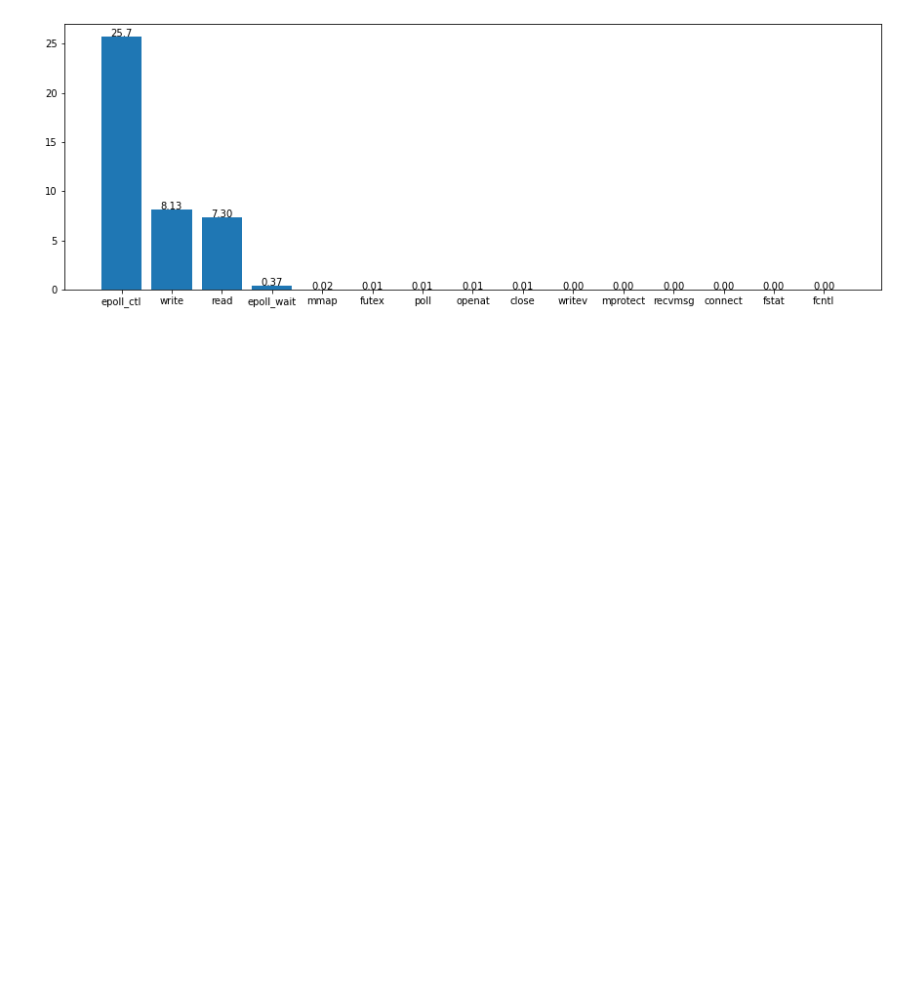
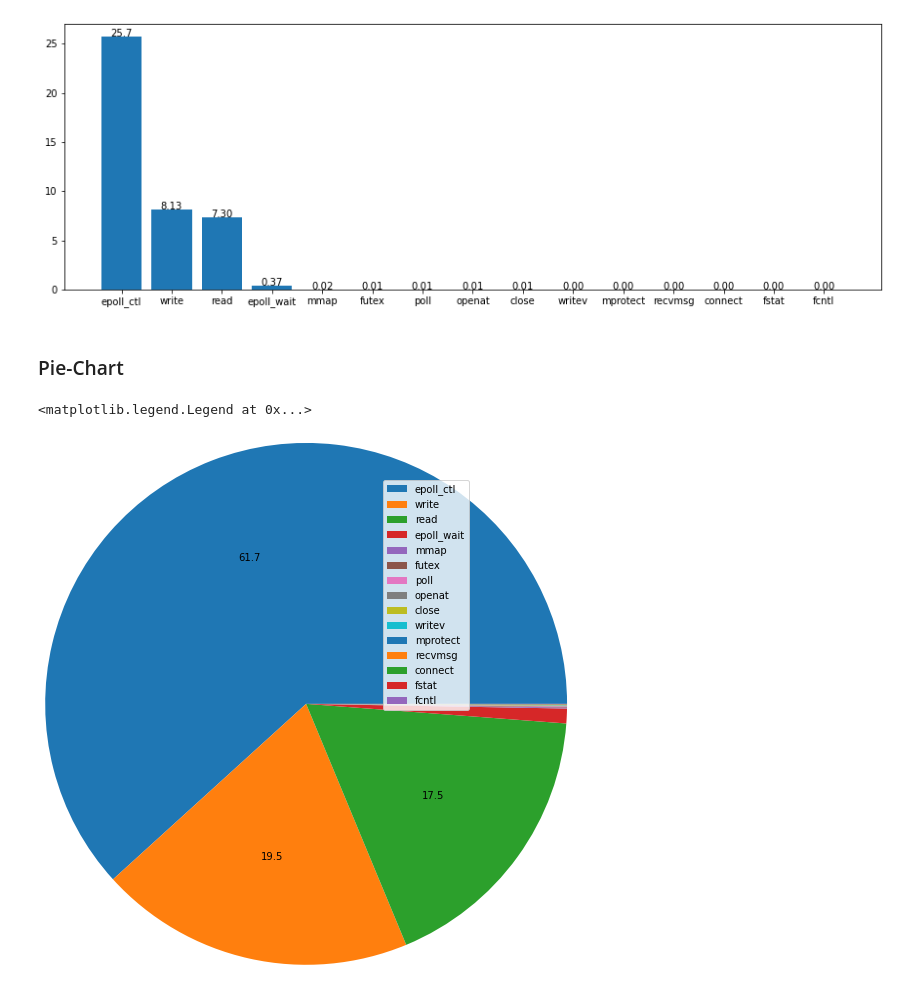
Before and after one commit to RIT3shSapata/CCBD_Assignment, a Jupyter notebook: Analysis/Analysis.ipynb, the cells around one changed output. Saved outputs shown, nothing was run; the diff lists cells and outputs as text; code cells hidden in the pictures; blank space fills up the shorter version.

Commit message:
added pie chart

```diff
--- a/Analysis/Analysis.ipynb
+++ b/Analysis/Analysis.ipynb
@@ -258,3 +260,15 @@ for index, value in enumerate(values[:15]):
     plt.text(index, value, str(value)[:4], ha = "center")
 # %% [output]
 [figure]
+# %% [markdown]
+### Pie-Chart
+# %%
+def perc(pct):
+    return ('%.1f' % pct) if pct > 5 else ''
+# %%
+plt.figure()
+plt.pie(x = values[:15], labels = keys[:15], labeldistance = None, radius = 3, autopct = perc)
+plt.legend(loc = "center", bbox_to_anchor = (1.05, 1))
+# %% [output]
+<matplotlib.legend.Legend at 0x...>
+[figure, added]
```
Also changed, not shown: parts of 1 cell of this notebook.
